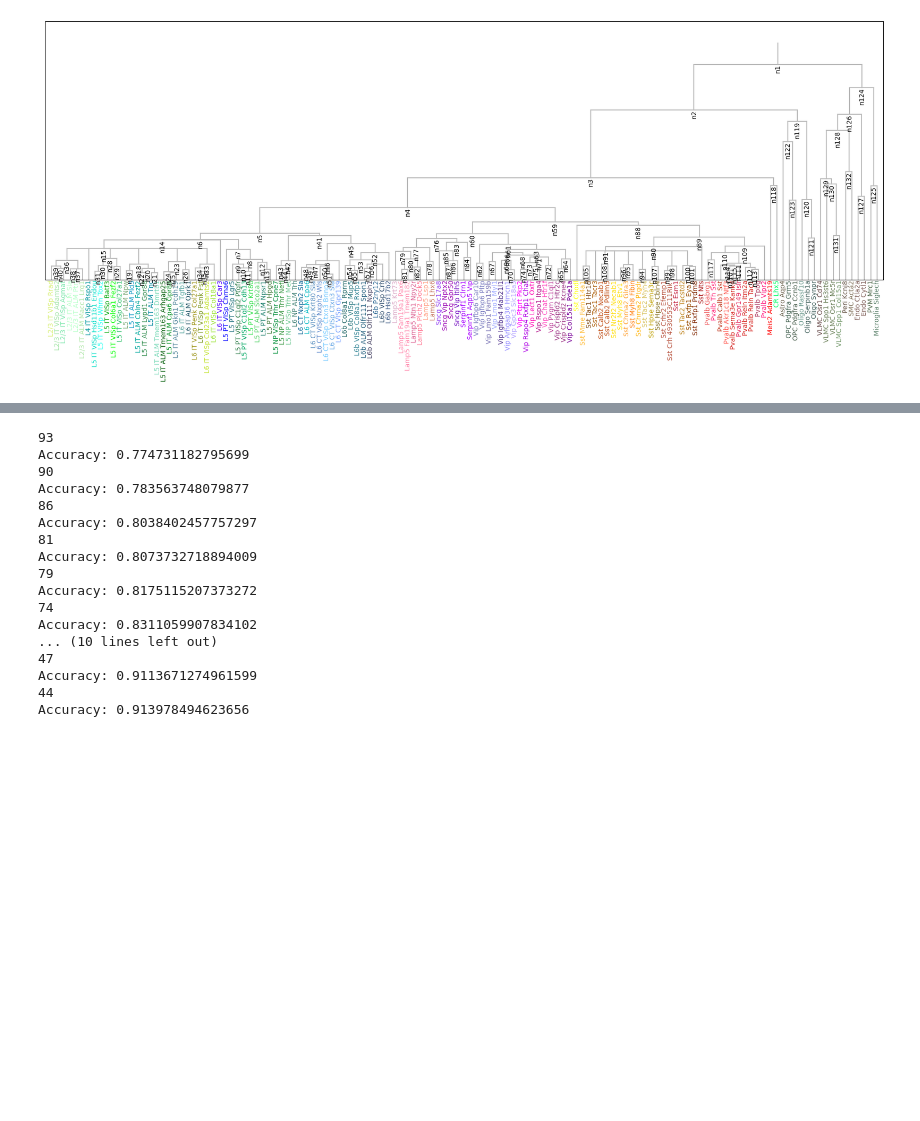
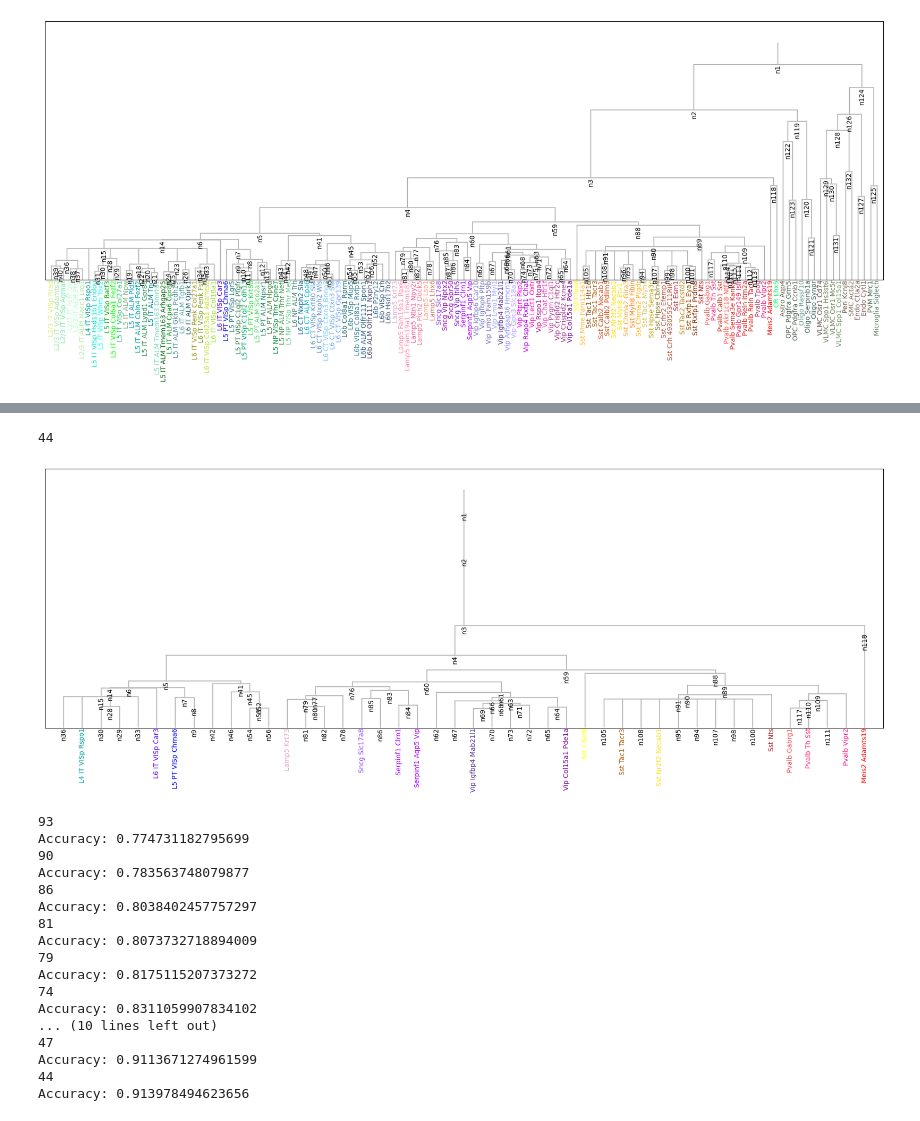
Before and after one commit to AllenInstitute/cplAE_MET, a Jupyter notebook: notebooks/Merging_Tree_6Mar23.ipynb, the cells around one changed output, grey strips where cells are left out. Saved outputs shown, nothing was run; the diff lists cells and outputs as text; code cells hidden in the pictures; blank space fills up the shorter version.

```diff
--- a/notebooks/Merging_Tree_6Mar23.ipynb
+++ b/notebooks/Merging_Tree_6Mar23.ipynb
@@ -79,3 +79,15 @@ ref_labels = all_labels
+# %%
+merged_types, mtree, _  = get_merged_types(htree_file="/home/fahimehb/Local/new_codes/cplAE_MET/tree_20180520.csv",
+                                        cells_labels=np.array(ref_labels),
+                                        num_classes=60,
+                                        ref_leaf=ref_leaf,
+                                        node="n1")
+
+print(len(Counter(merged_types)))
+mtree.plot(figsize=(18,7), fontsize=10)
+# %% [output]
+44
+[figure, added]
 # %%
 t = []
 acc = []
```
Also changed, not shown: parts of 2 cells of this notebook, 12 other files.
